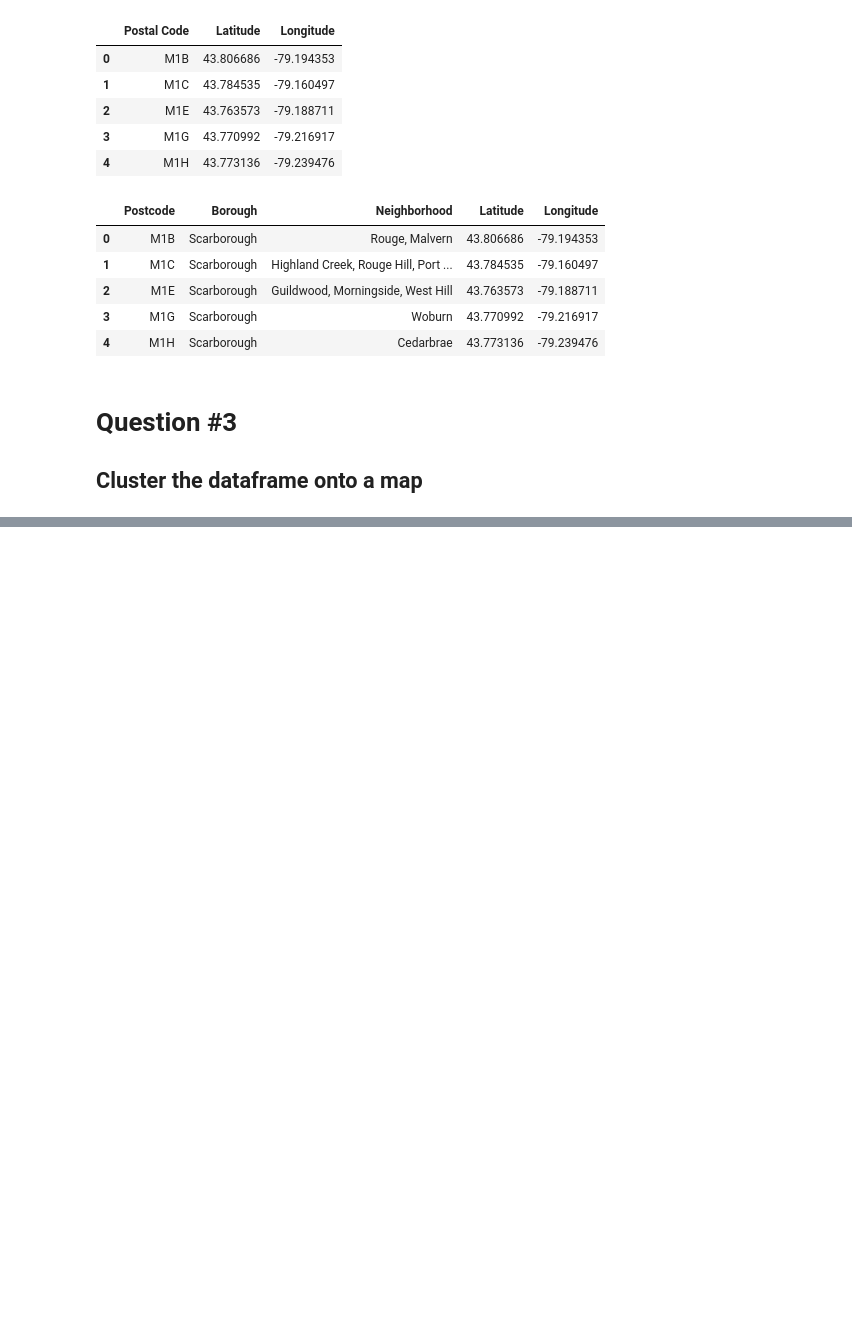
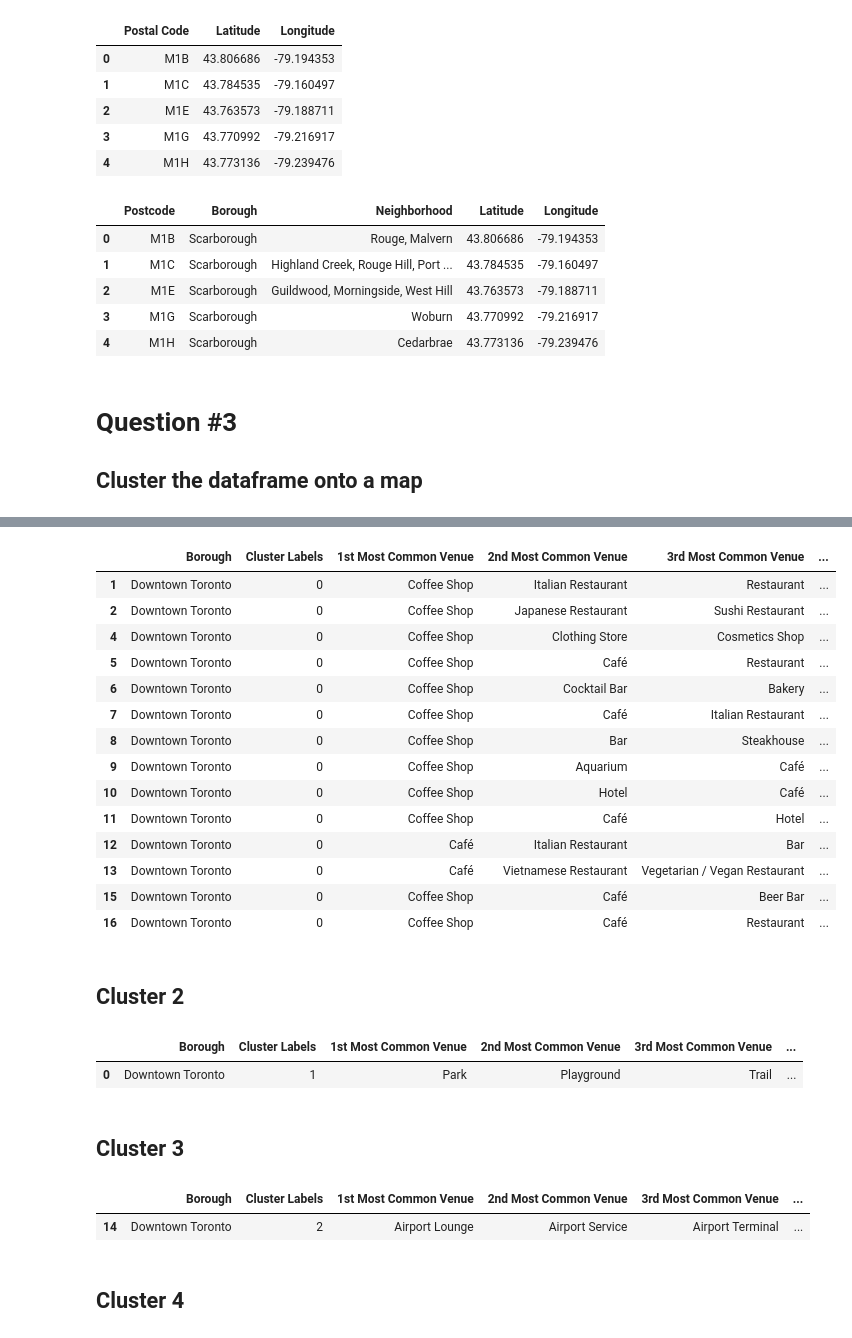
Before and after one commit to jmerten/Coursera_Capstone, a Jupyter notebook: Capstone Clustering Notebook.ipynb, the cells around one changed output, grey strips where cells are left out. Drawn from its saved outputs; the diff is of its cells as text; code cells hidden in the pictures; blank space fills up the shorter version.

```diff
--- a/Capstone Clustering Notebook.ipynb
+++ b/Capstone Clustering Notebook.ipynb
@@ -138,0 +426,7 @@ map_canada
+# %%
+# Create function to return decending sorted DataFrame of venues
+def return_most_common_venues(row, num_top_venues):
+    row_categories = row.iloc[1:]
+    row_categories_sorted = row_categories.sort_values(ascending=False)
+
+    return row_categories_sorted.index.values[0:num_top_venues]
@@ -138,0 +464,12 @@ map_canada
+# %%
+from sklearn.cluster import KMeans
+# set number of clusters
+kclusters = 5
+
+toronto_grouped_clustering = toronto_grouped.drop('Neighborhood', 1)
+
+# run k-means clustering
+kmeans = KMeans(n_clusters=kclusters, random_state=0).fit(toronto_grouped_clustering)
+
+# check cluster labels generated for each row in the dataframe
+kmeans.labels_[0:10]
@@ -138,0 +478,10 @@ map_canada
+# %%
+# add clustering labels
+neighborhoods_venues_sorted.insert(0, 'Cluster Labels', kmeans.labels_)
+
+toronto_merged = tor_data
+
+# merge toronto_grouped with toronto_data to add latitude/longitude for each neighborhood
+toronto_merged = toronto_merged.join(neighborhoods_venues_sorted.set_index('Neighborhood'), on='Neighborhood')
+
+toronto_merged.head() # check the last columns!
@@ -138,0 +529,34 @@ map_canada
+# %%
+toronto_merged.loc[toronto_merged['Cluster Labels'] == 0, toronto_merged.columns[[1] + list(range(5, toronto_merged.shape[1]))]]
+# %% [output]
+|  | Borough | Cluster Labels | 1st Most Common Venue | 2nd Most Common Venue | 3rd Most Common Venue | ... |
+| 1 | Downtown Toronto | 0 | Coffee Shop | Italian Restaurant | Restaurant | ... |
+| 2 | Downtown Toronto | 0 | Coffee Shop | Japanese Restaurant | Sushi Restaurant | ... |
+| 4 | Downtown Toronto | 0 | Coffee Shop | Clothing Store | Cosmetics Shop | ... |
+| 5 | Downtown Toronto | 0 | Coffee Shop | Café | Restaurant | ... |
+| 6 | Downtown Toronto | 0 | Coffee Shop | Cocktail Bar | Bakery | ... |
+| 7 | Downtown Toronto | 0 | Coffee Shop | Café | Italian Restaurant | ... |
+| 8 | Downtown Toronto | 0 | Coffee Shop | Bar | Steakhouse | ... |
+| 9 | Downtown Toronto | 0 | Coffee Shop | Aquarium | Café | ... |
+| 10 | Downtown Toronto | 0 | Coffee Shop | Hotel | Café | ... |
+| 11 | Downtown Toronto | 0 | Coffee Shop | Café | Hotel | ... |
+| 12 | Downtown Toronto | 0 | Café | Italian Restaurant | Bar | ... |
+| 13 | Downtown Toronto | 0 | Café | Vietnamese Restaurant | Vegetarian / Vegan Restaurant | ... |
+| 15 | Downtown Toronto | 0 | Coffee Shop | Café | Beer Bar | ... |
+| 16 | Downtown Toronto | 0 | Coffee Shop | Café | Restaurant | ... |
+# %% [markdown]
+## Cluster 2
+# %%
+toronto_merged.loc[toronto_merged['Cluster Labels'] == 1, toronto_merged.columns[[1] + list(range(5, toronto_merged.shape[1]))]]
+# %% [output]
+|  | Borough | Cluster Labels | 1st Most Common Venue | 2nd Most Common Venue | 3rd Most Common Venue | ... |
+| 0 | Downtown Toronto | 1 | Park | Playground | Trail | ... |
+# %% [markdown]
+## Cluster 3
+# %%
+toronto_merged.loc[toronto_merged['Cluster Labels'] == 2, toronto_merged.columns[[1] + list(range(5, toronto_merged.shape[1]))]]
+# %% [output]
+|  | Borough | Cluster Labels | 1st Most Common Venue | 2nd Most Common Venue | 3rd Most Common Venue | ... |
+| 14 | Downtown Toronto | 2 | Airport Lounge | Airport Service | Airport Terminal | ... |
+# %% [markdown]
+## Cluster 4
```
Also changed, not shown: parts of 30 cells of this notebook.
